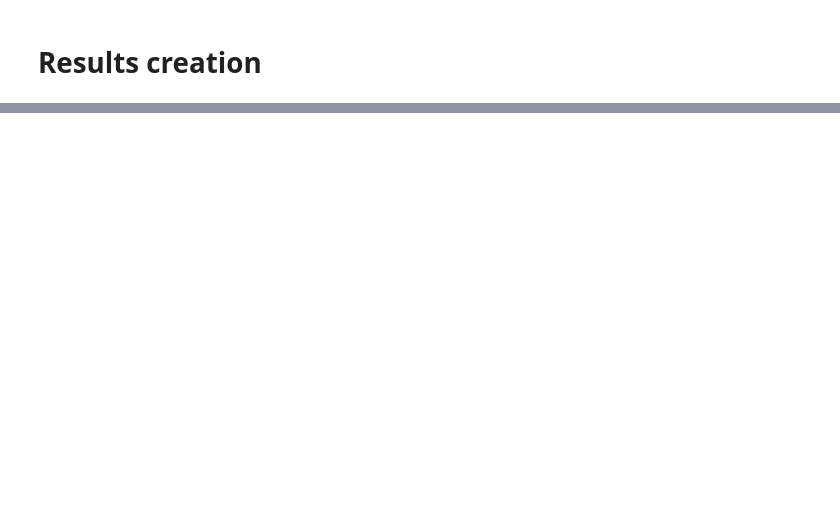
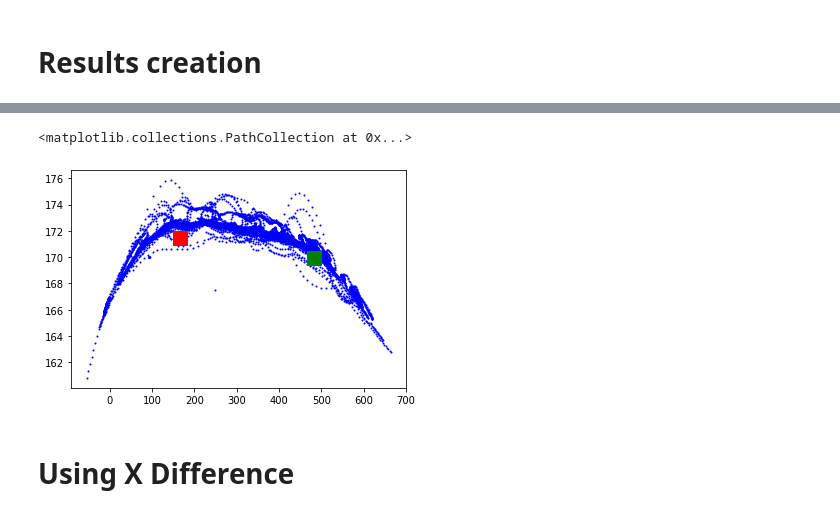
Before and after one commit to akanuasiegbu/BiPOCO, a Jupyter notebook: Trajectory_Pred.ipynb, the cells around one changed output, grey strips where cells are left out. Cells and saved outputs as stored; diff of their text form; code cells hidden in the pictures; blank space fills up the shorter version.

```diff
--- a/Trajectory_Pred.ipynb
+++ b/Trajectory_Pred.ipynb
@@ -611,0 +516,9 @@ lstm_20.evaluate(testdict['x_ppl_box'],testdict['y_ppl_box'])
+# %%
+plt.scatter(tlbr_xywh(y_pred)[:,0], tlbr_xywh(y_pred)[:,1],s=1, c='b')
+plt.scatter(out1[0,0], out1[0,1],s=200, c ='g', marker='s')
+plt.scatter(out1[1,0], out1[1,1], s=200, c ='r', marker='s')
+# %% [output]
+<matplotlib.collections.PathCollection at 0x...>
+[figure, added]
+# %% [markdown]
+# Using X Difference
```
Also changed, not shown: parts of 92 cells of this notebook, 1 other file.
